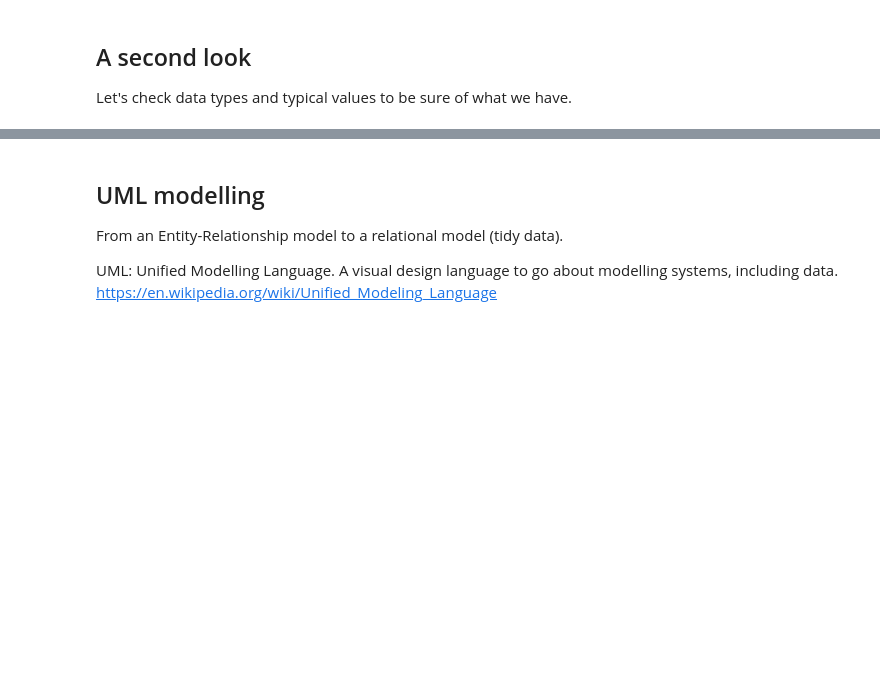
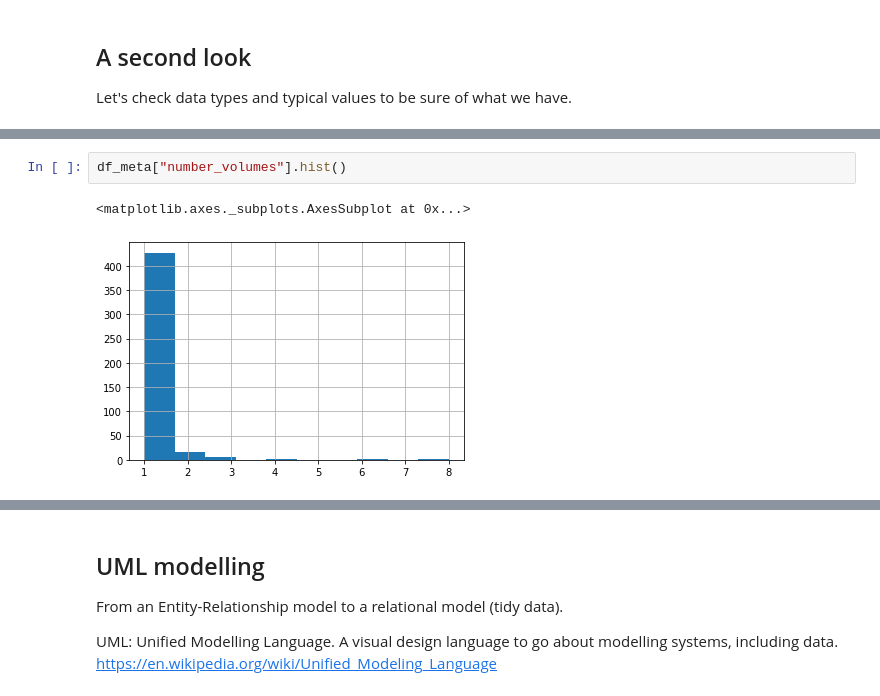
Before and after one commit to mromanello/ADA-DHOxSS, a Jupyter notebook: notebooks/2.1 Tidy data.ipynb, the cells around one changed output, grey strips where cells are left out. Drawn from its saved outputs; the diff is of its cells as text; blank space fills up the shorter version.

```diff
--- a/notebooks/2.1 Tidy data.ipynb
+++ b/notebooks/2.1 Tidy data.ipynb
@@ -150,0 +176,5 @@ Questions:
+# %%
+df_meta["number_volumes"].hist()
+# %% [output]
+<matplotlib.axes._subplots.AxesSubplot at 0x...>
+[figure, added]
```
Also changed, not shown: parts of 28 cells of this notebook, 4 other files.
